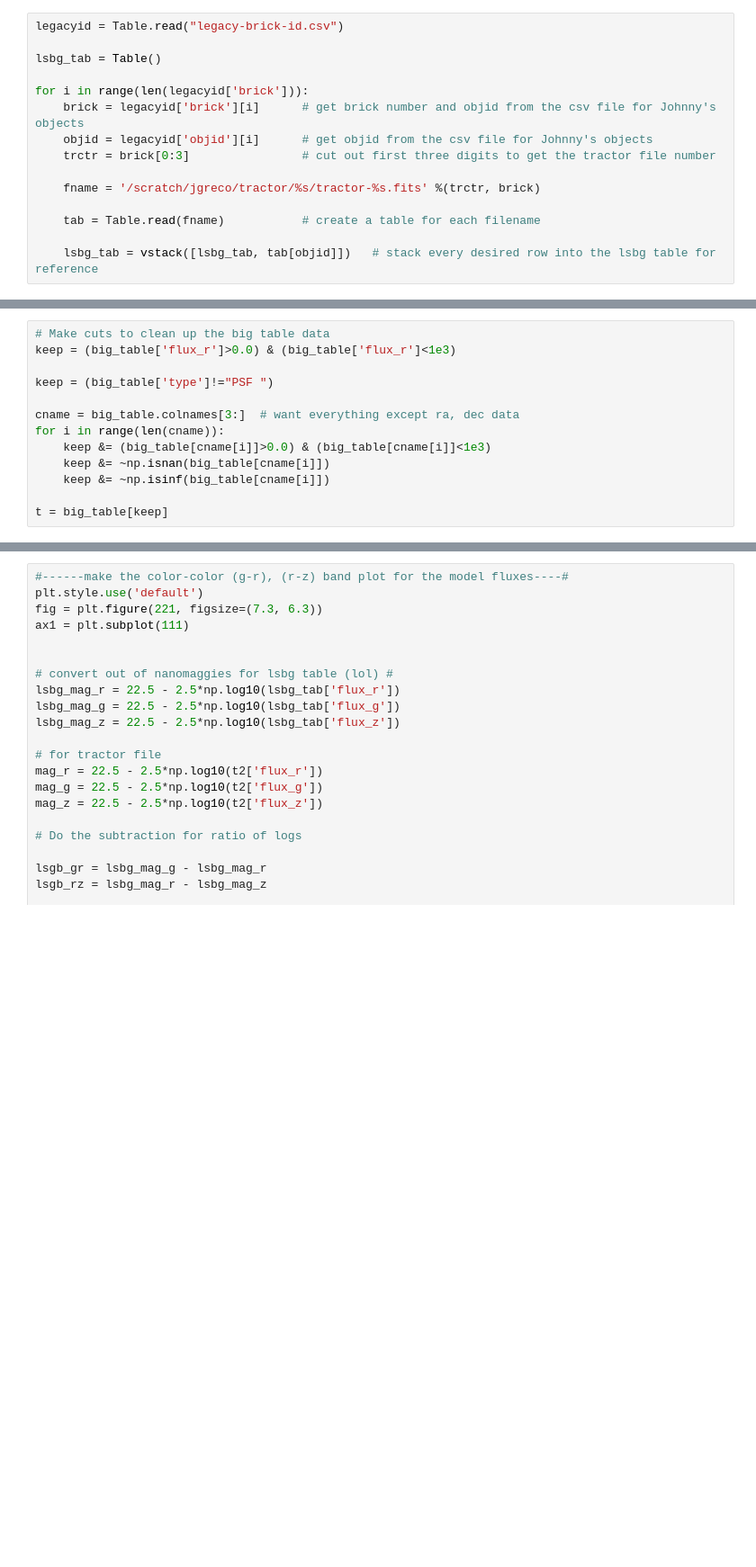
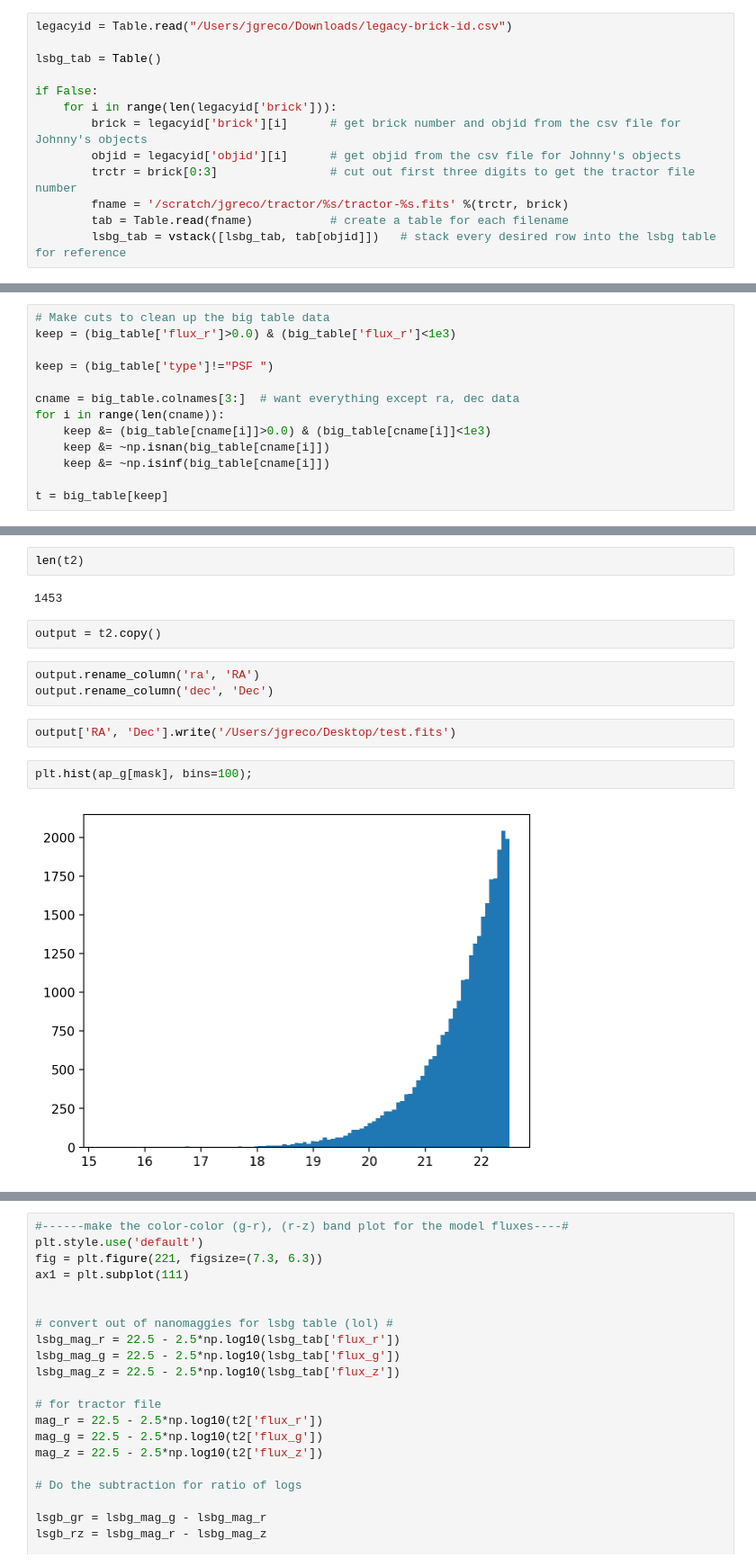
Before and after one commit to tlmakinen/ultra-diffuse-galaxy-JP, a Jupyter notebook: color-troubleshoot.ipynb, the cells around one changed output, grey strips where cells are left out. Shown at 90% size. Cells and saved outputs as stored; diff of their text form; blank space fills up the shorter version.

```diff
--- a/color-troubleshoot.ipynb
+++ b/color-troubleshoot.ipynb
@@ -10,15 +13,13 @@ import pyfits
 # %%
-legacyid = Table.read("legacy-brick-id.csv")
+legacyid = Table.read("/Users/jgreco/Downloads/legacy-brick-id.csv")
 
 lsbg_tab = Table()
 
-for i in range(len(legacyid['brick'])):
-    brick = legacyid['brick'][i]      # get brick number and objid from the csv file for Johnny's objects
-    objid = legacyid['objid'][i]      # get objid from the csv file for Johnny's objects
-    trctr = brick[0:3]                # cut out first three digits to get the tractor file number
-
-    fname = '/scratch/jgreco/tractor/%s/tractor-%s.fits' %(trctr, brick)
-
-    tab = Table.read(fname)           # create a table for each filename
-
-    lsbg_tab = vstack([lsbg_tab, tab[objid]])   # stack every desired row into the lsbg table for reference
+if False:
+    for i in range(len(legacyid['brick'])):
+        brick = legacyid['brick'][i]      # get brick number and objid from the csv file for Johnny's objects
+        objid = legacyid['objid'][i]      # get objid from the csv file for Johnny's objects
+        trctr = brick[0:3]                # cut out first three digits to get the tractor file number
+        fname = '/scratch/jgreco/tractor/%s/tractor-%s.fits' %(trctr, brick)
+        tab = Table.read(fname)           # create a table for each filename
+        lsbg_tab = vstack([lsbg_tab, tab[objid]])   # stack every desired row into the lsbg table for reference
@@ -72,0 +60,15 @@ t2 = t[mask]
+# %%
+len(t2)
+# %% [output]
+1453
+# %%
+output = t2.copy()
+# %%
+output.rename_column('ra', 'RA')
+output.rename_column('dec', 'Dec')
+# %%
+output['RA', 'Dec'].write('/Users/jgreco/Desktop/test.fits')
+# %%
+plt.hist(ap_g[mask], bins=100);
+# %% [output]
+[figure, added]
```
Also changed, not shown: parts of 8 cells of this notebook, 1 other file.
